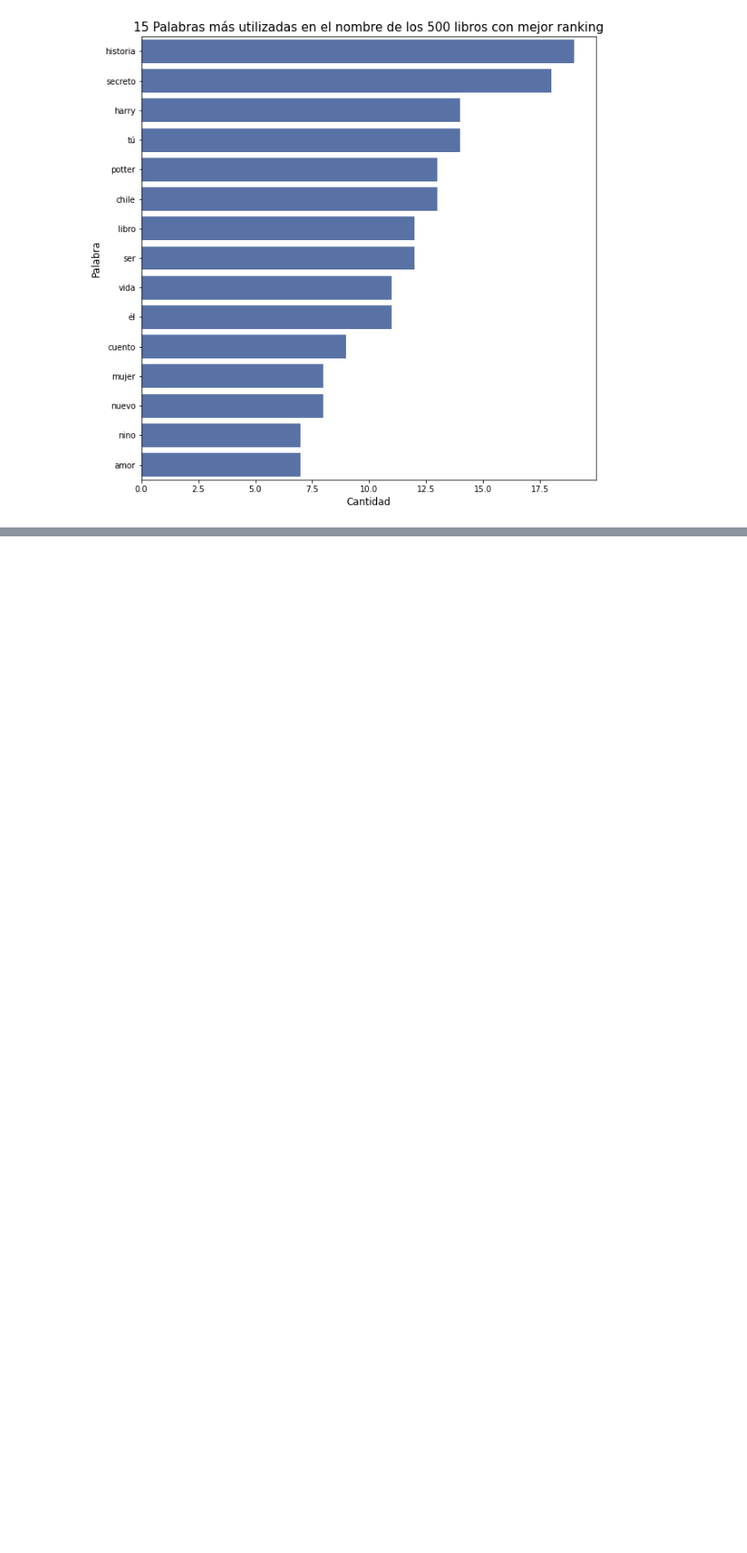
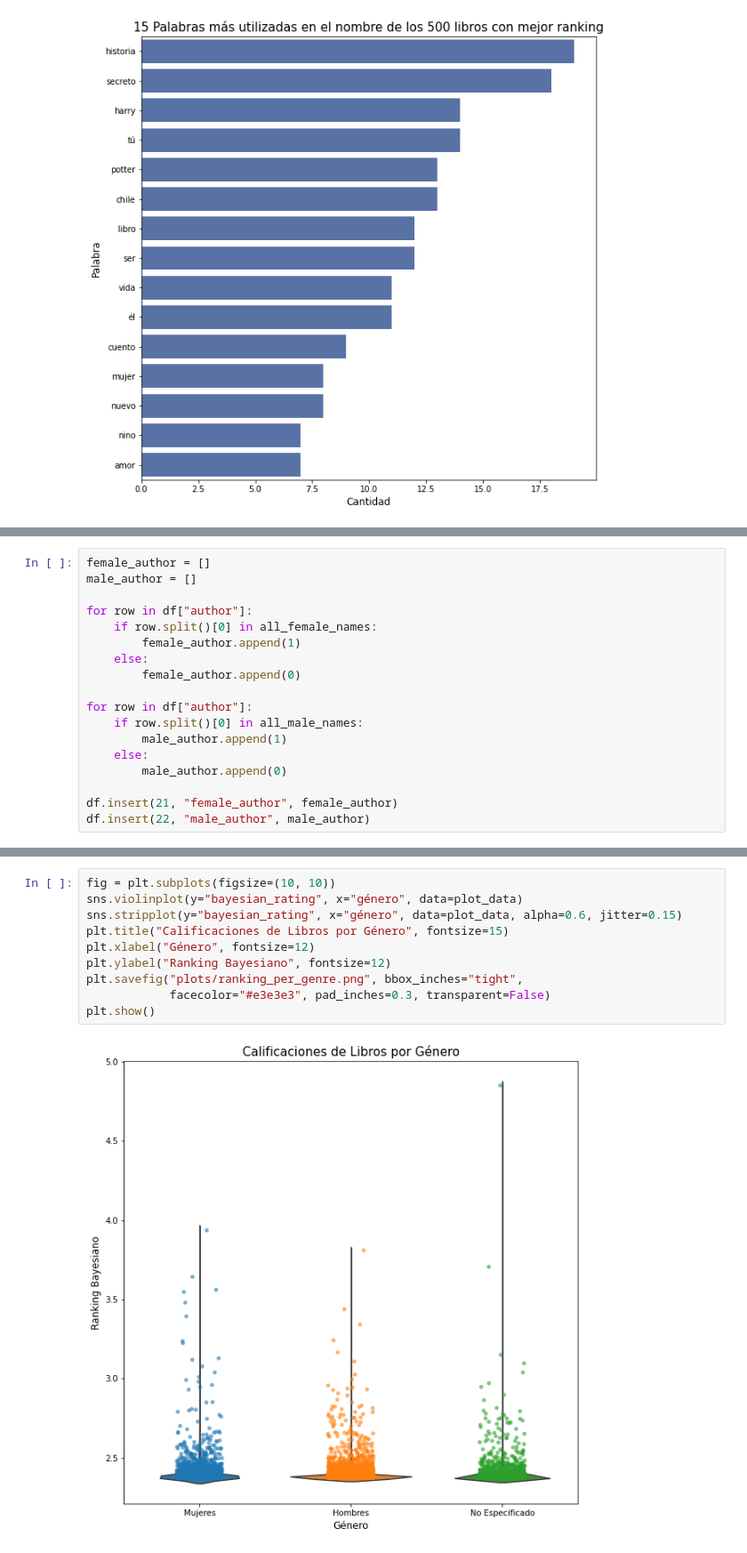
Before and after one commit to CrisLeaf/books_dashboard, a Jupyter notebook: data_exploration.ipynb, the cells around one changed output, grey strips where cells are left out. Shown at 89% size. Cells and saved outputs as stored; diff of their text form; blank space fills up the shorter version.

Commit message:
added genre

```diff
--- a/data_exploration.ipynb
+++ b/data_exploration.ipynb
@@ -345,0 +378,18 @@ plt.show()
+# %%
+female_author = []
+male_author = []
+
+for row in df["author"]:
+	if row.split()[0] in all_female_names:
+		female_author.append(1)
+	else:
+		female_author.append(0)
+
+for row in df["author"]:
+	if row.split()[0] in all_male_names:
+		male_author.append(1)
+	else:
+		male_author.append(0)
+
+df.insert(21, "female_author", female_author)
+df.insert(22, "male_author", male_author)
@@ -345,0 +441,12 @@ plt.show()
+# %%
+fig = plt.subplots(figsize=(10, 10))
+sns.violinplot(y="bayesian_rating", x="género", data=plot_data)
+sns.stripplot(y="bayesian_rating", x="género", data=plot_data, alpha=0.6, jitter=0.15)
+plt.title("Calificaciones de Libros por Género", fontsize=15)
+plt.xlabel("Género", fontsize=12)
+plt.ylabel("Ranking Bayesiano", fontsize=12)
+plt.savefig("plots/ranking_per_genre.png", bbox_inches="tight",
+			facecolor="#e3e3e3", pad_inches=0.3, transparent=False)
+plt.show()
+# %% [output]
+[figure, added]
```
Also changed, not shown: parts of 11 cells of this notebook, 3 other files.
